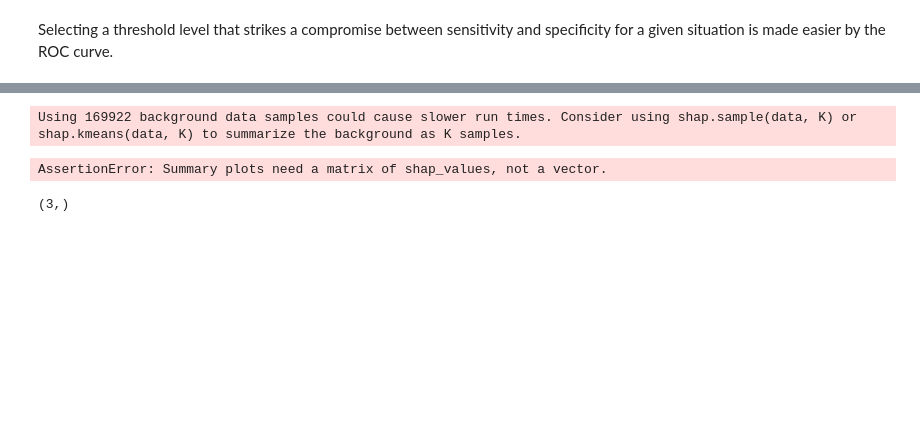
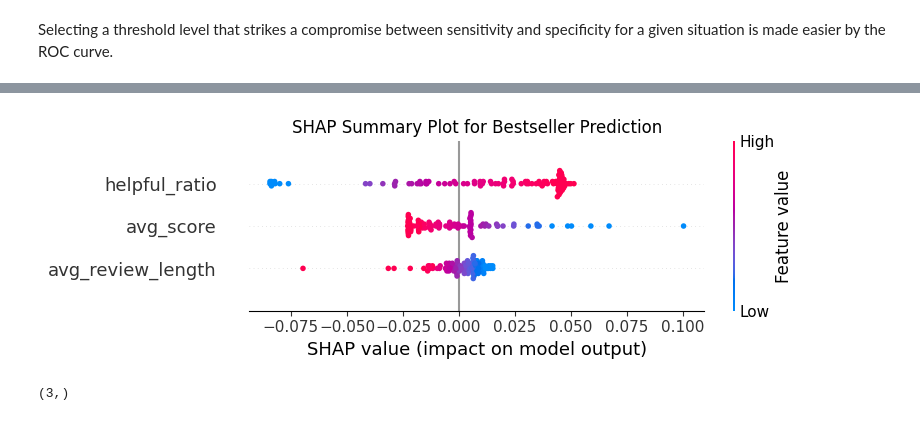
Before and after one commit to Thuledu/Postgraduate_Projects, a Jupyter notebook: PDAN8412 - Part 2: Logistic Regression/PDAN8412 - ST10119837 - BOOKS.ipynb, the cells around one changed output, grey strips where cells are left out. Saved outputs shown, nothing was run; the diff lists cells and outputs as text; code cells hidden in the pictures; blank space fills up the shorter version.

```diff
--- a/PDAN8412 - Part 2: Logistic Regression/PDAN8412 - ST10119837 - BOOKS.ipynb
+++ b/PDAN8412 - Part 2: Logistic Regression/PDAN8412 - ST10119837 - BOOKS.ipynb
@@ -807,25 +835,35 @@ Successfully installed shap-0.49.1 slicer-0.0.8
 # %%
+import shap
+import numpy as np
+import matplotlib.pyplot as plt
+
 # Define prediction function that adds bias column internally
 def model_predict(x):
     x_bias = np.c_[np.ones(x.shape[0]), x]  # add bias column
     return sigmoid(np.dot(x_bias, best_theta))
 
-# Use a subset of training data WITHOUT bias column as background for KernelExplainer
-background = X_train  # shape (m, n) without bias column
+# Use a small downsampled subset of training data WITHOUT bias column as background for speed
+np.random.seed(42)
+background_idx = np.random.choice(X_train.shape[0], 100, replace=False)
+background = X_train[background_idx]  # shape (100, 3)
 
 # Create KernelExplainer with the model prediction function and background data
 explainer = shap.KernelExplainer(model_predict, background)
 
-# Compute SHAP values for test data WITHOUT bias column
-shap_values = explainer.shap_values(X_test)  # returns list for binary classification
+# Compute SHAP values for a subset of test data (e.g., 100 samples) for fast execution
+test_subset_idx = np.random.choice(X_test.shape[0], 100, replace=False)
+X_test_subset = X_test[test_subset_idx]
 
-# shap_values[1] corresponds to positive class explanations
-shap.summary_plot(shap_values[1], X_test, feature_names=features, plot_type='dot')
+shap_values = explainer.shap_values(X_test_subset)
+
+# Plot SHAP summary
+plt.figure(figsize=(8, 6))
+shap.summary_plot(shap_values, X_test_subset, feature_names=features, plot_type='dot', show=False)
 plt.title('SHAP Summary Plot for Bestseller Prediction')
+plt.tight_layout()
 plt.show()
 # %% [output]
-Using 169922 background data samples could cause slower run times. Consider using shap.sample(data, K) or shap.kmeans(data, K) to summarize the background as K samples.
-AssertionError: Summary plots need a matrix of shap_values, not a vector.
+[figure, added]
 # %%
 print(shap_values[1].shape)
 # %% [output]
```
Also changed, not shown: parts of 26 cells of this notebook.
